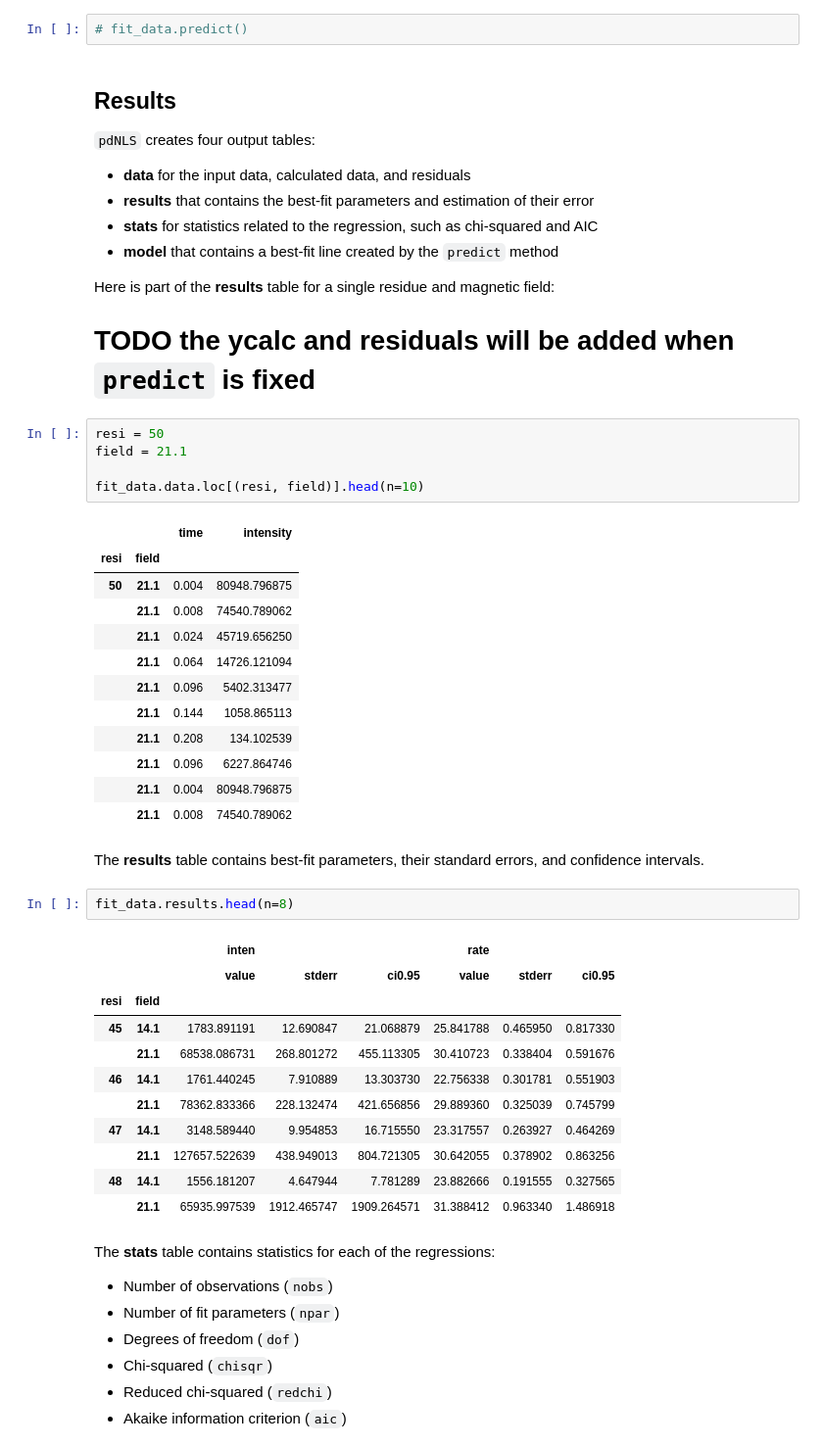
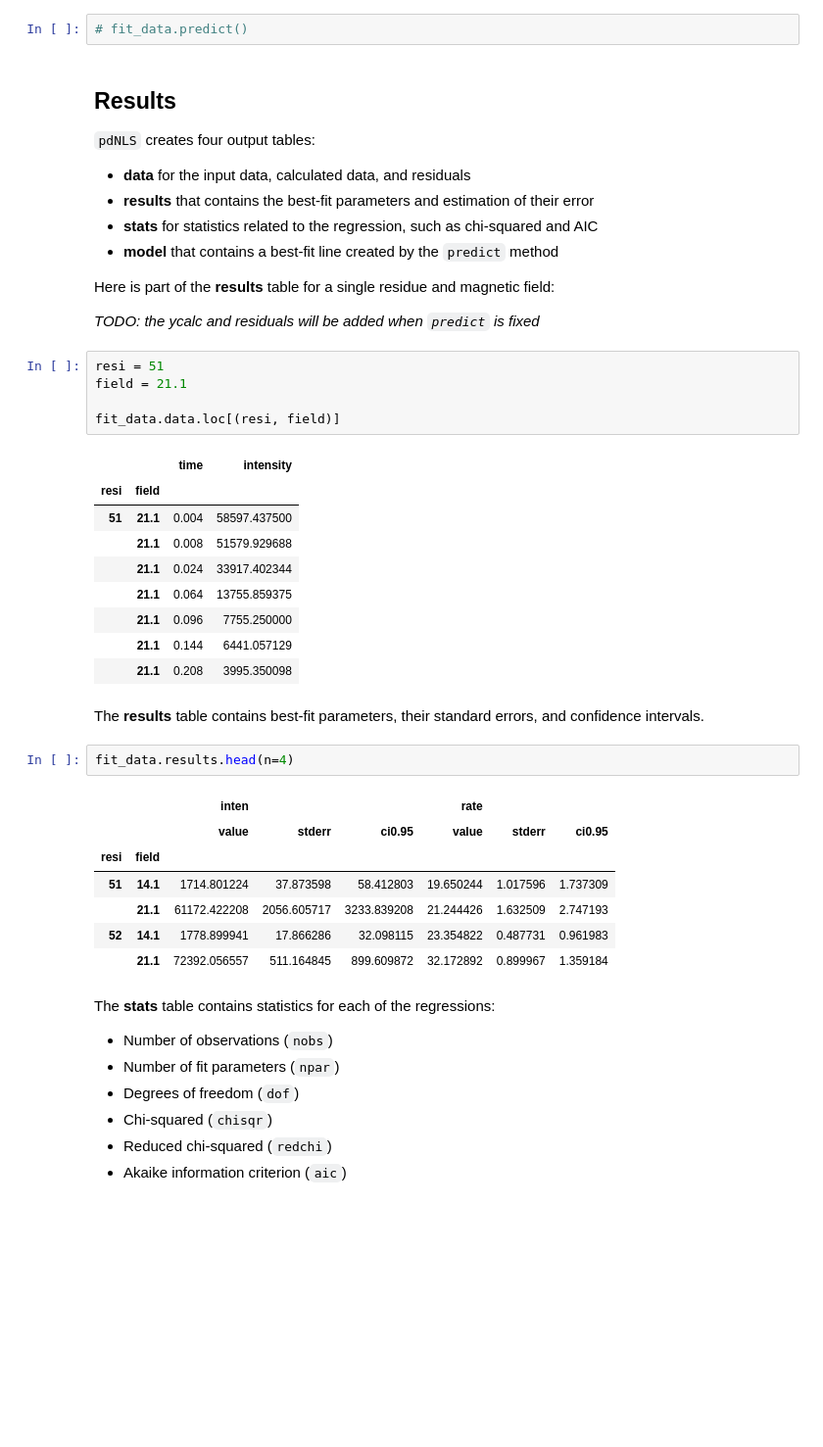
Before and after one commit to mlgill/pdLSR, a Jupyter notebook: pdNLS/demo/pdNLS_demo.ipynb, the cells around one changed output. Shown: that part at 98% size. Cells and saved outputs as stored; diff of their text form; blank space fills up the shorter version.

```diff
--- a/pdNLS/demo/pdNLS_demo.ipynb
+++ b/pdNLS/demo/pdNLS_demo.ipynb
@@ -170,41 +170,34 @@ A best-fit line can be calculated using the `predict` method.
 
 Here is part of the **results** table for a single residue and magnetic field:
 
-# TODO the ycalc and residuals will be added when `predict` is fixed
+*TODO: the ycalc and residuals will be added when `predict` is fixed*
 # %%
-resi = 50
+resi = 51
 field = 21.1
 
-fit_data.data.loc[(resi, field)].head(n=10)
+fit_data.data.loc[(resi, field)]
 # %% [output]
 |  |  | time | intensity |
 | resi | field |  |  |
-| 50 | 21.1 | 0.004 | 80948.796875 |
-|  | 21.1 | 0.008 | 74540.789062 |
-|  | 21.1 | 0.024 | 45719.656250 |
-|  | 21.1 | 0.064 | 14726.121094 |
-|  | 21.1 | 0.096 | 5402.313477 |
-|  | 21.1 | 0.144 | 1058.865113 |
-|  | 21.1 | 0.208 | 134.102539 |
-|  | 21.1 | 0.096 | 6227.864746 |
-|  | 21.1 | 0.004 | 80948.796875 |
-|  | 21.1 | 0.008 | 74540.789062 |
+| 51 | 21.1 | 0.004 | 58597.437500 |
+|  | 21.1 | 0.008 | 51579.929688 |
+|  | 21.1 | 0.024 | 33917.402344 |
+|  | 21.1 | 0.064 | 13755.859375 |
+|  | 21.1 | 0.096 | 7755.250000 |
+|  | 21.1 | 0.144 | 6441.057129 |
+|  | 21.1 | 0.208 | 3995.350098 |
 # %% [markdown]
 The **results** table contains best-fit parameters, their standard errors, and confidence intervals.
 # %%
-fit_data.results.head(n=8)
+fit_data.results.head(n=4)
 # %% [output]
 |  |  | inten |  |  | rate |  |  |
 |  |  | value | stderr | ci0.95 | value | stderr | ci0.95 |
 | resi | field |  |  |  |  |  |  |
-| 45 | 14.1 | 1783.891191 | 12.690847 | 21.068879 | 25.841788 | 0.465950 | 0.817330 |
-|  | 21.1 | 68538.086731 | 268.801272 | 455.113305 | 30.410723 | 0.338404 | 0.591676 |
-| 46 | 14.1 | 1761.440245 | 7.910889 | 13.303730 | 22.756338 | 0.301781 | 0.551903 |
-|  | 21.1 | 78362.833366 | 228.132474 | 421.656856 | 29.889360 | 0.325039 | 0.745799 |
-| 47 | 14.1 | 3148.589440 | 9.954853 | 16.715550 | 23.317557 | 0.263927 | 0.464269 |
-|  | 21.1 | 127657.522639 | 438.949013 | 804.721305 | 30.642055 | 0.378902 | 0.863256 |
-| 48 | 14.1 | 1556.181207 | 4.647944 | 7.781289 | 23.882666 | 0.191555 | 0.327565 |
-|  | 21.1 | 65935.997539 | 1912.465747 | 1909.264571 | 31.388412 | 0.963340 | 1.486918 |
+| 51 | 14.1 | 1714.801224 | 37.873598 | 58.412803 | 19.650244 | 1.017596 | 1.737309 |
+|  | 21.1 | 61172.422208 | 2056.605717 | 3233.839208 | 21.244426 | 1.632509 | 2.747193 |
+| 52 | 14.1 | 1778.899941 | 17.866286 | 32.098115 | 23.354822 | 0.487731 | 0.961983 |
+|  | 21.1 | 72392.056557 | 511.164845 | 899.609872 | 32.172892 | 0.899967 | 1.359184 |
 # %% [markdown]
 The **stats** table contains statistics for each of the regressions:
 
```
Also changed, not shown: parts of 7 cells of this notebook, 1 other file.
